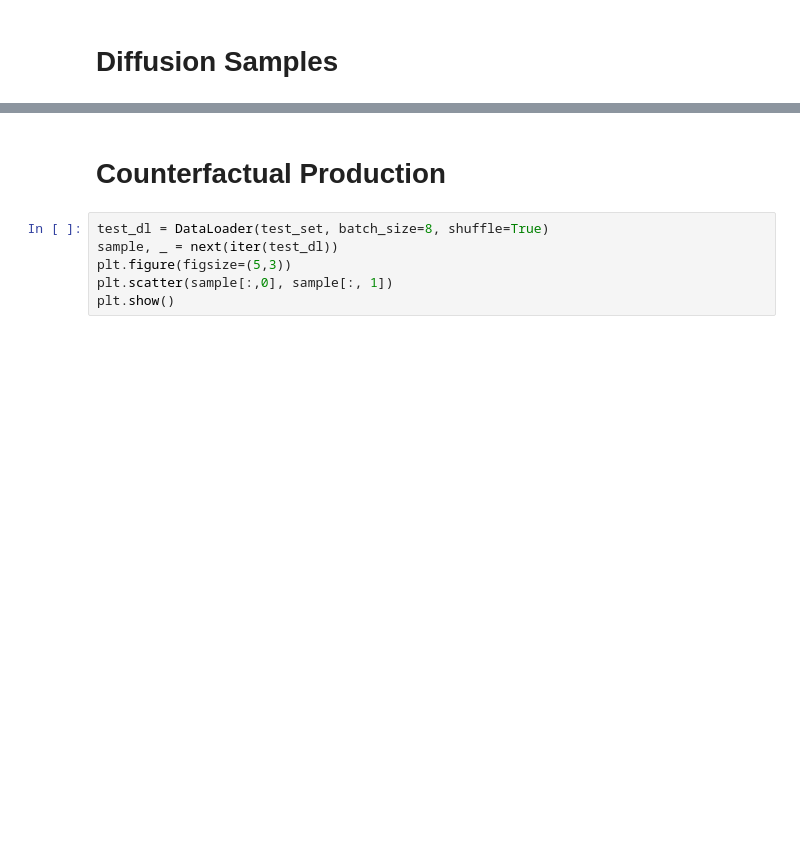
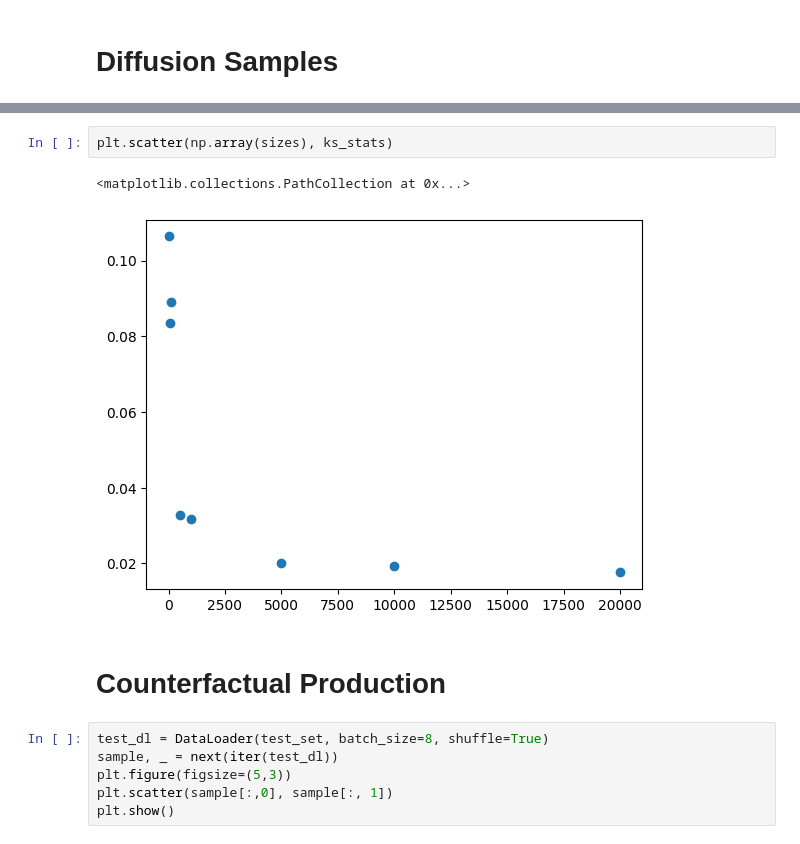
Before and after one commit to Explainable-AI-Berlin/pytorch_explain_and_adapt_library, a Jupyter notebook: notebooks/circle_diffusion.ipynb, the cells around one changed output, grey strips where cells are left out. Cells and saved outputs as stored; diff of their text form; blank space fills up the shorter version.

```diff
--- a/notebooks/circle_diffusion.ipynb
+++ b/notebooks/circle_diffusion.ipynb
@@ -487,3 +551,8 @@ plt.show()
+# %%
+plt.scatter(np.array(sizes), ks_stats)
+# %% [output]
+<matplotlib.collections.PathCollection at 0x...>
+[figure, added]
 # %% [markdown]
 # Counterfactual Production
 # %%
```
Also changed, not shown: parts of 23 cells of this notebook, 16 other files.
